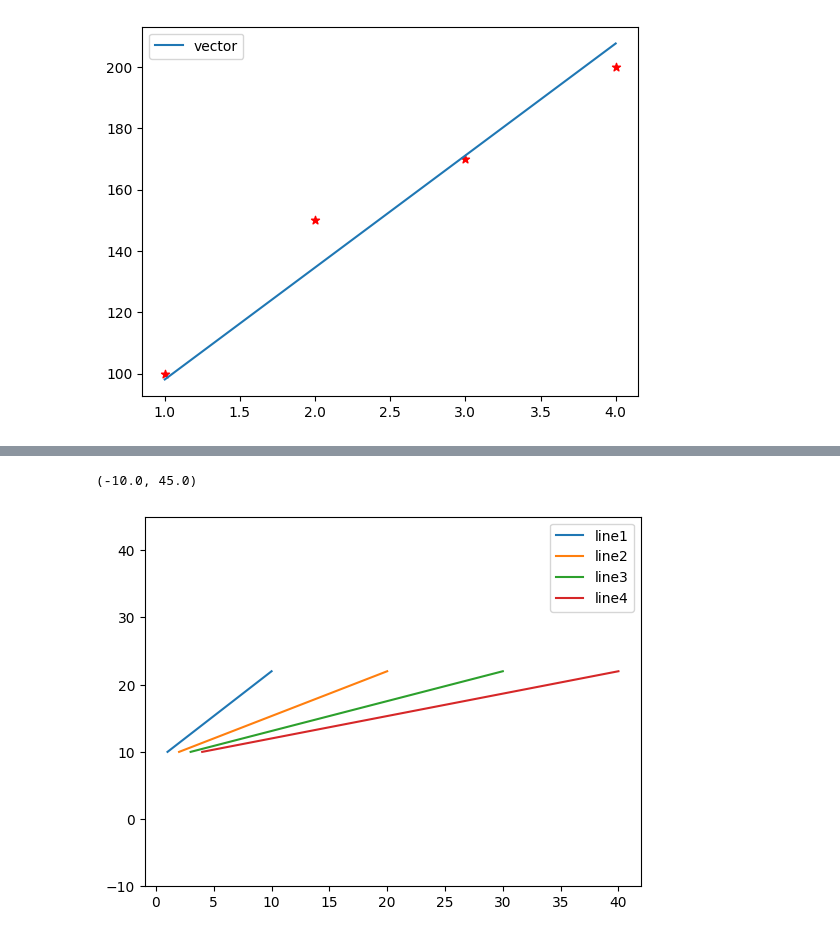
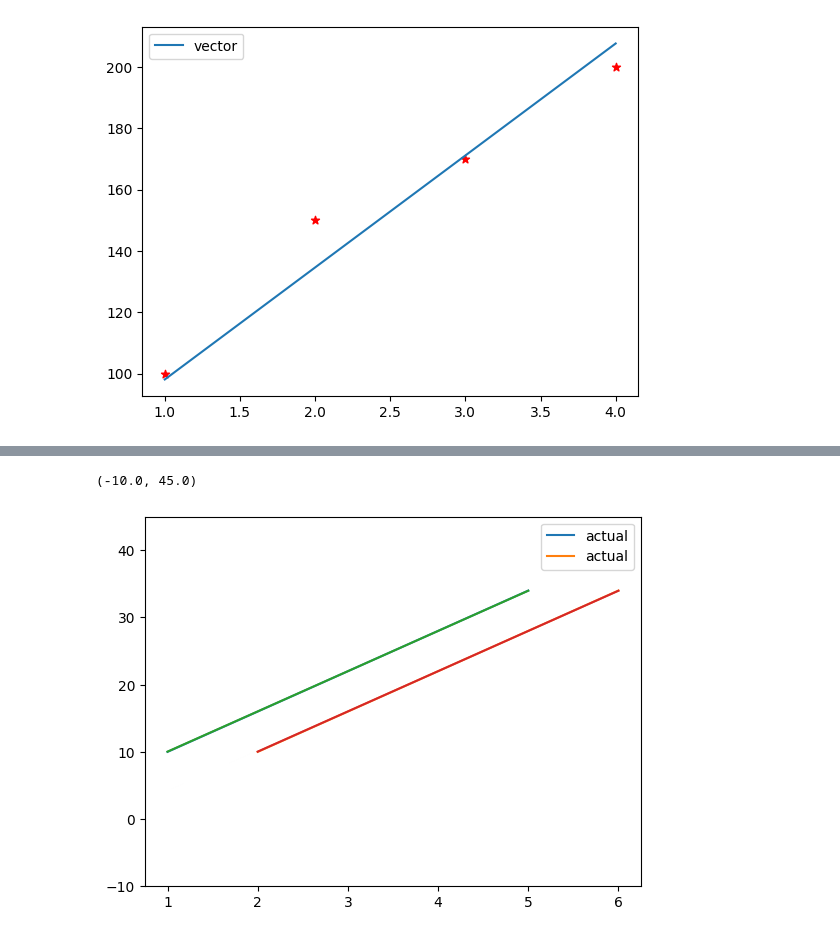
Before and after one commit to sampath2002/Machine_learning_scratch_to_deployment, a Jupyter notebook: linear_regression_single_feature.ipynb, the cells around one changed output, grey strips where cells are left out. Drawn from its saved outputs; the diff is of its cells as text; code cells hidden in the pictures.

Commit message:
"changed the code for multi feature linear regression to correct the gradient descent calculation"

```diff
--- a/linear_regression_single_feature.ipynb
+++ b/linear_regression_single_feature.ipynb
@@ -102,16 +102,17 @@ import matplotlib.pyplot as plt
 import math
 
 class linear_regression():
-  def __init__(self,n_features):
+  def __init__(self,n_features,len):
     self.w = np.zeros((n_features, 1))
     self.b =0
 
 
 
   def predict(self,x):
-    #print( self.x.shape , self.w.shape)
+    #print('x: ', x , 'w: ',self.w)
     #print(y1.shape)
-    return np.dot(x,self.w)+b
+    #print('<><><>',self.w)
+    return np.dot(x,self.w)+self.b
 
   def MSE(self,x,y):
     y_pred = self.predict(x)
@@ -122,38 +123,47 @@ class linear_regression():
 
   def fit_transform(self,epoch,x,y):
     n = len(y)
+    count =0
     for i in range(epoch):
       MSE = self.MSE(x,y)
       value = float('inf')
       if math.isinf(MSE):
         break
-      if i%10 == 0:
+      #if i%10 == 0:
 
-        print('EPOCH: ',i,'MSE: ' ,MSE,'weight:',self.w,'bias:',self.b)
+      #print('EPOCH: ',i,'MSE: ' ,MSE,'weight:',self.w,'bias:',self.b)
       #print( np.transpose(x).shape, (self.predict(x) - y).shape)
       y_pred =self.predict(x)
-      self.w_b = (2/n) *np.sum( np.dot(np.transpose(x), (self.predict(x) - y)))
-      self.b_b = (2/n )*(y_pred - y)
-      self.w -=  0.1 *self.w_b
-      self.b -=  0.1 * self.b_b
+      #print('EPOCH: ',i,'MSE: ' ,MSE,'weight:',self.w.T,'bias:',self.b)
+      print('count-',count,'y_pred: ',y_pred ,'y: ', y, 'diff: ',y_pred - y)
+      count+=1
+      w_b = (2/n) *( np.dot(np.transpose(x), (self.predict(x) - y)))
+      b_b = (2/n )*np.sum(y_pred - y)
+      #print('w_b:',w_b,'b_b:',b_b)
+      print('w_b:',w_b,'b_b:',b_b)
+      self.w -=  0.01 *w_b
+      self.b -=  0.01 * b_b
 
     return w, b
 
-n_features = int(input('enter no. of features'))
+n_features = 2
+x = np.array([[1, 2], [3, 4], [5, 6]])
+y = np.array([[10], [22], [34]])
 
-x =np.array([[1,2,3,4],[10,20,30,40]])
-y = np.array([[10],
-              [22]], dtype=float)
-#print(y.shape)
-lr = linear_regression(n_features)
-w,b = lr.fit_transform(100,x,y)
+#x =np.array([[1,2]])
+
+#y = np.array([[10]
+#             ])
+
+print(x.shape,len(y),y.shape)
+lr = linear_regression(n_features,len(y))
+w,b = lr.fit_transform(10,x,y)
 print(lr.predict(x))
 y_pred = lr.predict(x)
-
+print('y_pred: ',y_pred)
 print(y_pred.shape,x.shape,y.shape)
 
-
-plt.plot(x,y, label=['line1','line2','line3','line4'])
+plt.plot(x,y, label='actual')
 plt.plot(x,y_pred)
 plt.legend()
 plt.ylim( -10,45)
@@ -178,2 +188,2 @@ EPOCH:  20 MSE:  1.6983227851036915e+123 weight: [[5.2982498e+59]
 (-10.0, 45.0)
-[figure, old version]
+[figure, new version]
```
Also changed, not shown: parts of 3 cells of this notebook.
